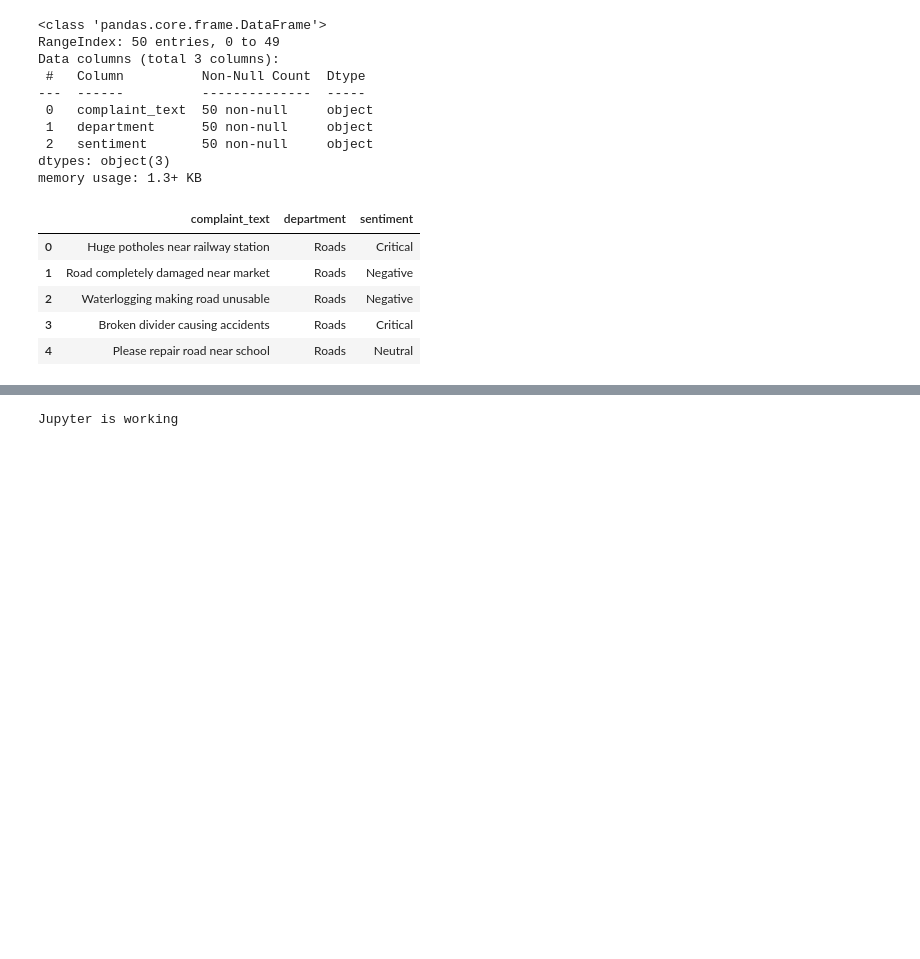
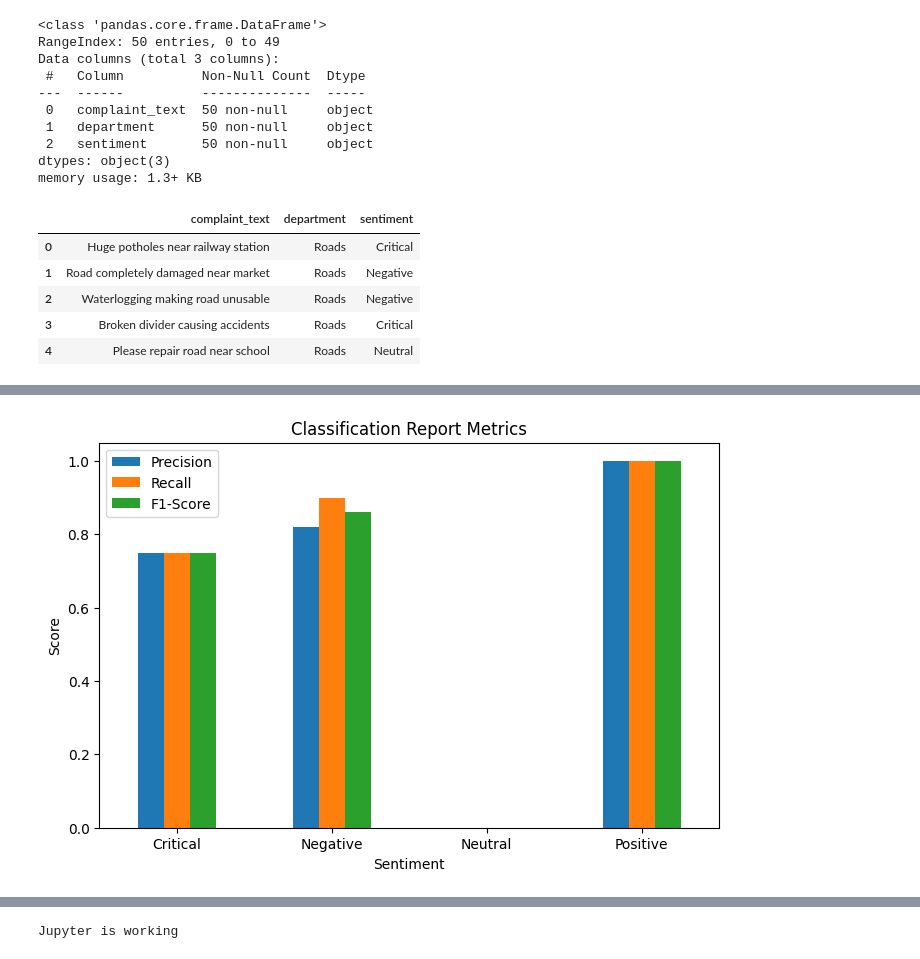
Before and after one commit to Aditya-1809/road-grievance-ai, a Jupyter notebook: roads_eda.ipynb, the cells around one changed output, grey strips where cells are left out. Cells and saved outputs as stored; diff of their text form; code cells hidden in the pictures; blank space fills up the shorter version.

Commit message:
Added final graphs and notebook updates

```diff
--- a/roads_eda.ipynb
+++ b/roads_eda.ipynb
@@ -203,0 +219,28 @@ df.head()
+# %%
+import matplotlib.pyplot as plt
+import pandas as pd
+
+# Classification report values
+data = {
+    'Sentiment': ['Critical', 'Negative', 'Neutral', 'Positive'],
+    'Precision': [0.75, 0.82, 0.00, 1.00],
+    'Recall': [0.75, 0.90, 0.00, 1.00],
+    'F1-Score': [0.75, 0.86, 0.00, 1.00]
+}
+
+df_metrics = pd.DataFrame(data)
+
+# Plot graph
+df_metrics.plot(
+    x='Sentiment',
+    kind='bar',
+    figsize=(8,5)
+)
+
+plt.title("Classification Report Metrics")
+plt.ylabel("Score")
+plt.xlabel("Sentiment")
+plt.xticks(rotation=0)
+plt.show()
+# %% [output]
+[figure, added]
```
Also changed, not shown: parts of 2 cells of this notebook, 1 other file.
